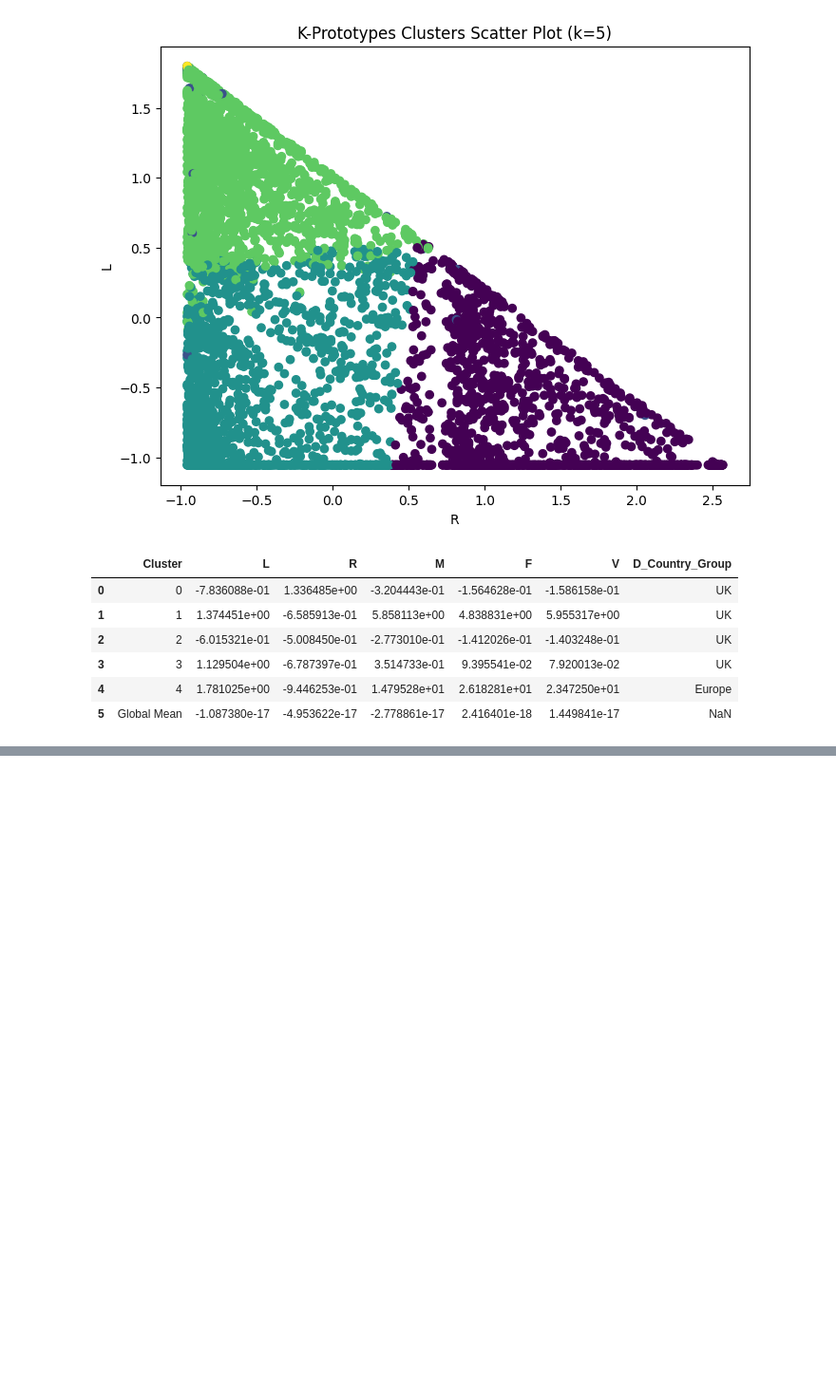
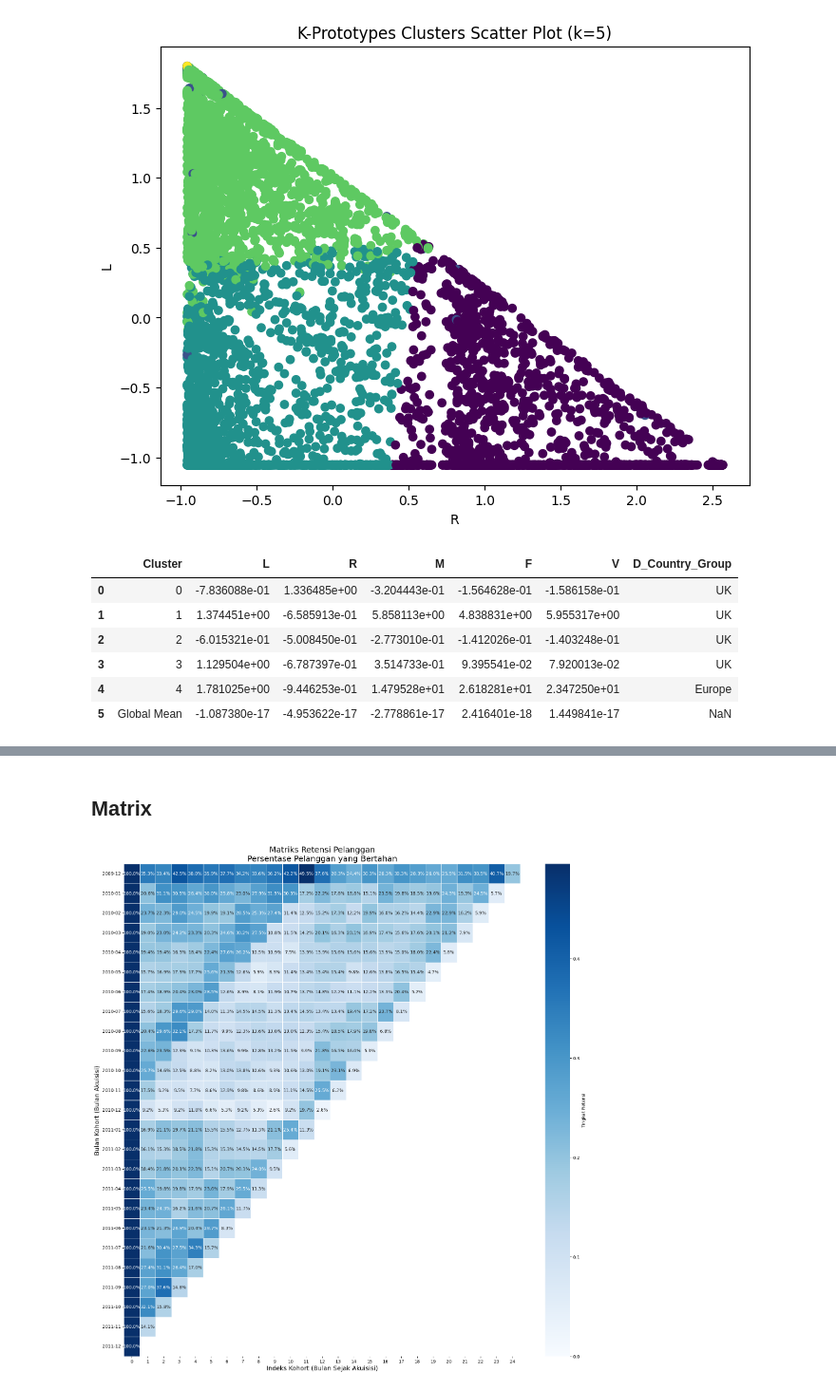
Before and after one commit to apostroef/LRMFVD-adb, a Jupyter notebook: LRMFVD.ipynb, the cells around one changed output, grey strips where cells are left out. Shown at 95% size. Drawn from its saved outputs; the diff is of its cells as text; code cells hidden in the pictures; blank space fills up the shorter version.

Commit message:
cohort, ARI, AMI

```diff
--- a/LRMFVD.ipynb
+++ b/LRMFVD.ipynb
@@ -376,0 +402,44 @@ display(final_table)
+# %% [markdown]
+## Matrix
+# %%
+cohort_data = (
+    retaildf.groupby(["CohortMonth", "CohortIndex"])["Customer ID"]
+    .nunique()
+    .reset_index()
+)
+
+cohort_sizes = cohort_data[cohort_data["CohortIndex"] == 0].set_index("CohortMonth")[
+    "Customer ID"
+]
+
+cohort_counts = cohort_data.pivot_table(
+    index="CohortMonth", columns="CohortIndex", values="Customer ID"
+)
+
+retention_matrix = cohort_counts.divide(cohort_sizes, axis=0)
+
+plt.figure(figsize=(20, 20))
+plt.title(
+    "Matriks Retensi Pelanggan\nPersentase Pelanggan yang Bertahan",
+    fontsize=18,
+)
+
+sns.heatmap(
+    retention_matrix,
+    annot=True,
+    fmt=".1%",
+    cmap="Blues",
+    vmin=0.0,
+    vmax=retention_matrix.iloc[:, 1:].max().max(),
+    linewidths=0.5,
+    linecolor="white",
+    cbar_kws={"label": "Tingkat Retensi"},
+)
+
+plt.ylabel("Bulan Kohort (Bulan Akuisisi)", fontsize=14)
+plt.xlabel("Indeks Kohort (Bulan Sejak Akuisisi)", fontsize=14)
+plt.yticks(rotation=0)
+plt.xticks(rotation=0)
+plt.show()
+# %% [output]
+[figure, added]
```
Also changed, not shown: parts of 15 cells of this notebook.
